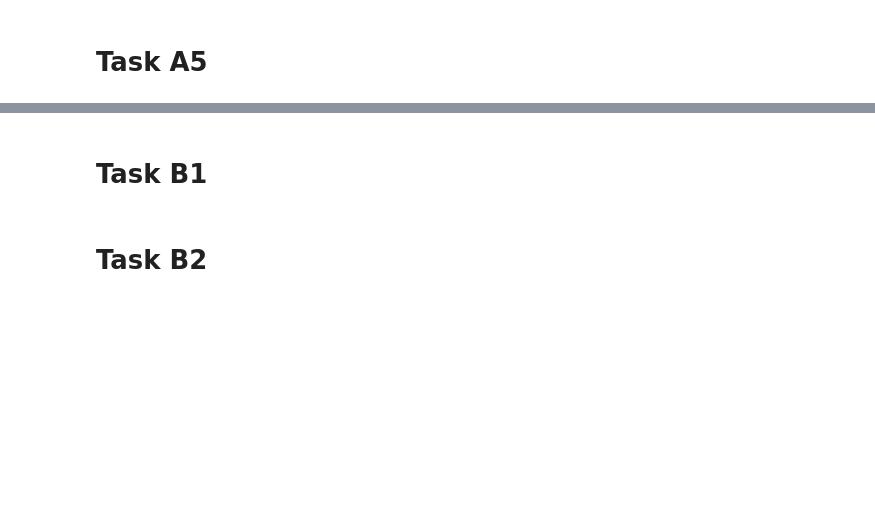
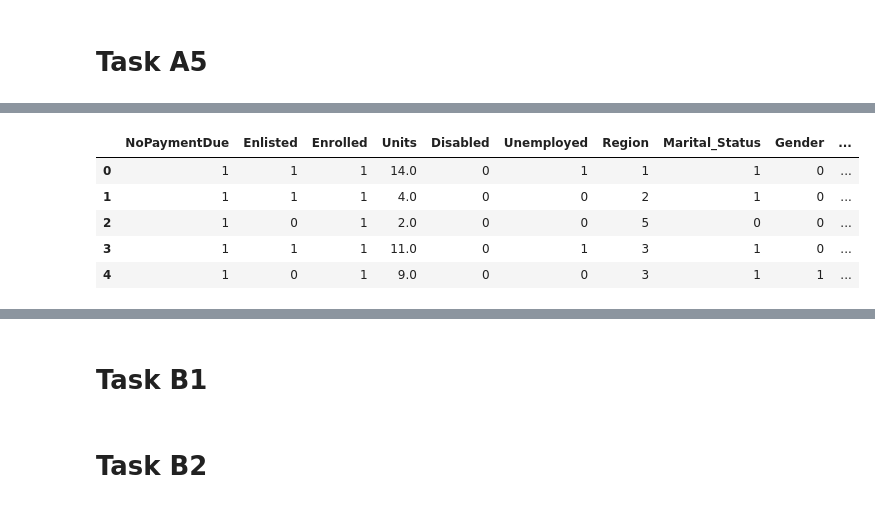
Before and after one commit to MSWinds/dm-group1-project, a Jupyter notebook: Final_Project.ipynb, the cells around one changed output, grey strips where cells are left out. Cells and saved outputs as stored; diff of their text form; code cells hidden in the pictures; blank space fills up the shorter version.

```diff
--- a/Final_Project.ipynb
+++ b/Final_Project.ipynb
@@ -2084,0 +2237,9 @@ Name: NoPaymentDue, dtype: int64
+# %%
+df_a5.head()
+# %% [output]
+|  | NoPaymentDue | Enlisted | Enrolled | Units | Disabled | Unemployed | Region | Marital_Status | Gender | ... |
+| 0 | 1 | 1 | 1 | 14.0 | 0 | 1 | 1 | 1 | 0 | ... |
+| 1 | 1 | 1 | 1 | 4.0 | 0 | 0 | 2 | 1 | 0 | ... |
+| 2 | 1 | 0 | 1 | 2.0 | 0 | 0 | 5 | 0 | 0 | ... |
+| 3 | 1 | 1 | 1 | 11.0 | 0 | 1 | 3 | 1 | 0 | ... |
+| 4 | 1 | 0 | 1 | 9.0 | 0 | 0 | 3 | 1 | 1 | ... |
```
Also changed, not shown: parts of 19 cells of this notebook.
